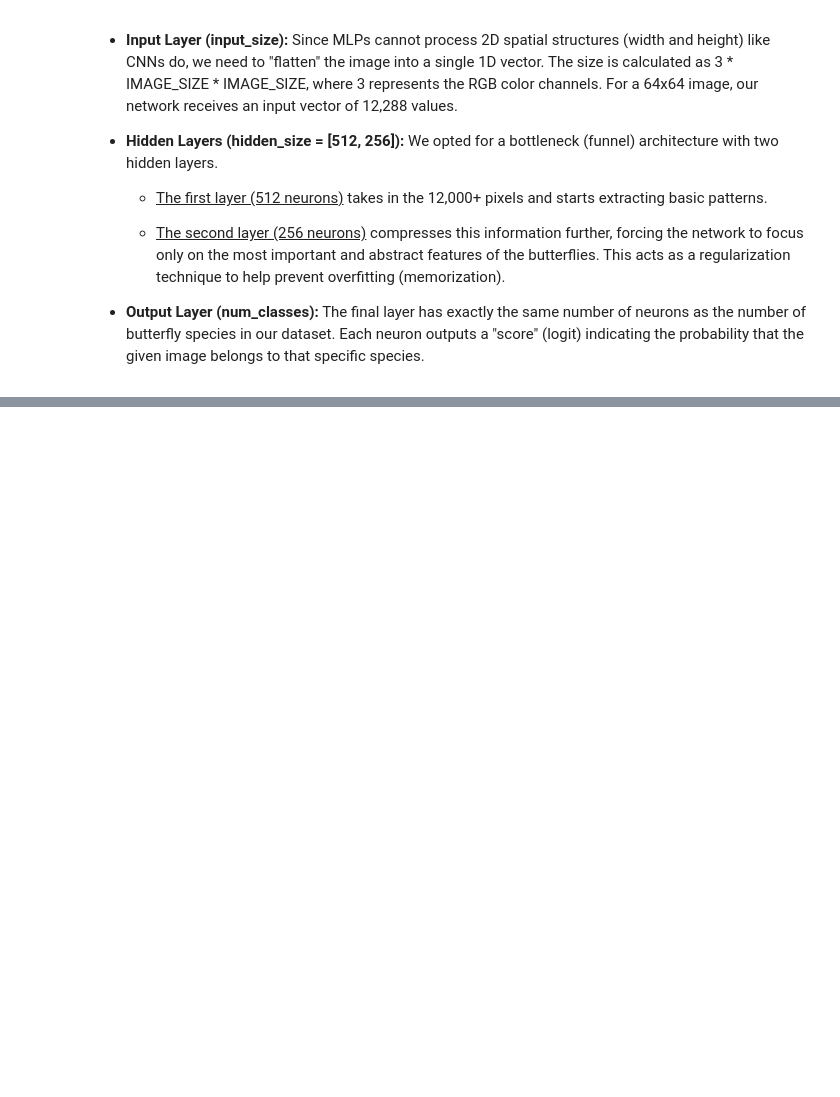
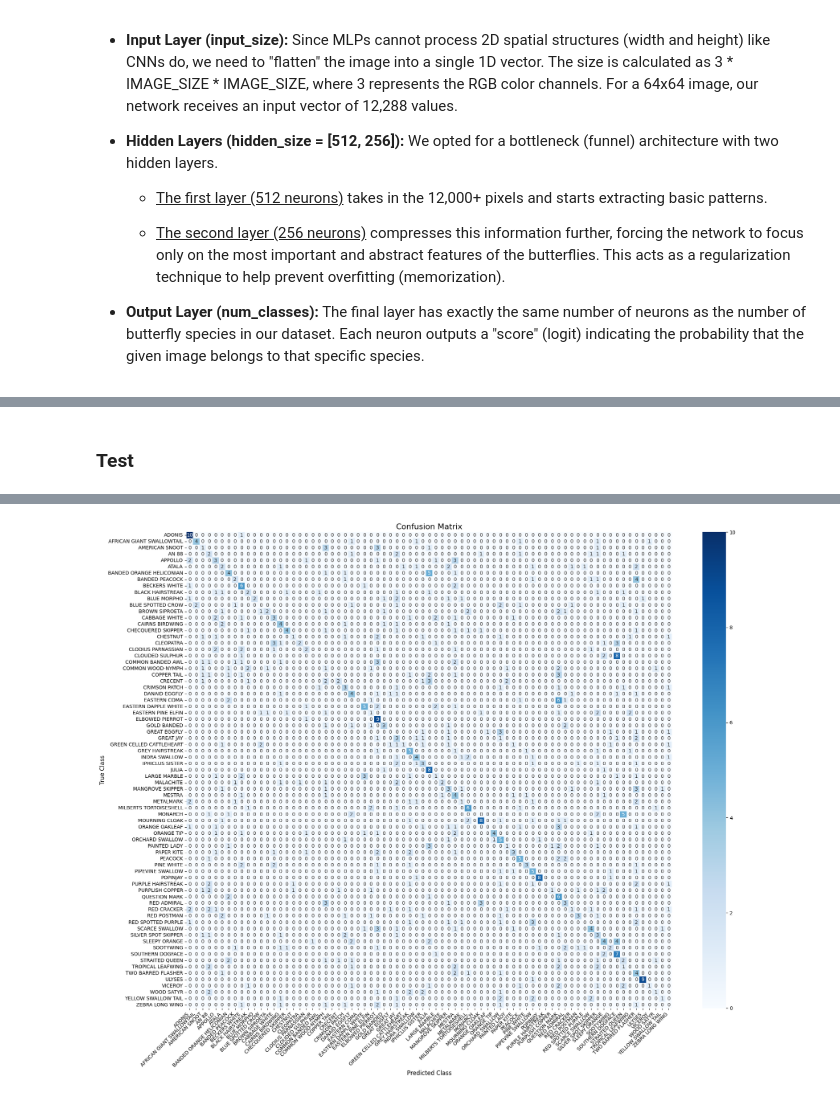
Before and after one commit to Tuco711/AML_Butterfly, a Jupyter notebook: TP1-students.ipynb, the cells around one changed output, grey strips where cells are left out. Drawn from its saved outputs; the diff is of its cells as text; code cells hidden in the pictures; blank space fills up the shorter version.

```diff
--- a/TP1-students.ipynb
+++ b/TP1-students.ipynb
@@ -476,6 +475,22 @@ train_df, val_df = train_test_split(
 )
 
 print(f"Training: {len(train_df)} | Validation: {len(val_df)} | Test: {len(test_df)}")
+
+#* Sampler
+sampler = create_weighted_sampler(train_df, label_col='label')
+
+#* DataLoaders
+# Training
+train_dataset = ButterflyDataset(df=train_df, img_dir=img_dir, transform=data_transform)
+train_loader = data.DataLoader(train_dataset, batch_size=32, sampler=sampler)
+
+# Validation
+val_dataset = ButterflyDataset(df=val_df, img_dir=img_dir, transform=data_transform)
+val_loader = data.DataLoader(val_dataset, batch_size=32, shuffle=False)
+
+# Test
+test_dataset = ButterflyDataset(df=test_df, img_dir=img_dir, transform=data_transform)
+test_loader = data.DataLoader(test_dataset, batch_size=32, shuffle=False)
 # %% [output]
 Training: 3641 | Validation: 778 | Test: 780
 # %%
@@ -685,0 +865,26 @@ Epoch [10/10] | Train Loss: 2.0952 Acc: 42.76% | Val Loss: 3.0565 Acc: 25.58%
+# %% [markdown]
+### Test
+# %%
+final_mlp_model = ButterflyMLP(**mlp_args, **mlp_best_config['architecture']).to(device)
+
+if mlp_best_config['loss'] == 'CrossEntropy':
+    criterion_final = nn.CrossEntropyLoss()
+else:
+    criterion_final = nn.MultiMarginLoss()
+
+if mlp_best_config['optimizer'] == 'Adam':
+    optimizer_final = optim.Adam(final_mlp_model.parameters(), lr=mlp_best_config['learning_rate'])
+else:
+    optimizer_final = optim.RMSprop(final_mlp_model.parameters(), lr=mlp_best_config['learning_rate'])
+
+
+print(f"Training the final MLP with the best configuration: {mlp_best_config}")
+history_final = train_model(final_mlp_model, train_loader, val_loader, criterion_final, optimizer_final, device, num_epochs=10)
+
+labels_reais, labels_previstos = evaluate_on_test(
+    final_mlp_model,
+    test_loader,
+    device,
+    class_names=test_dataset.classes
+)
+# %% [output]
@@ -685,0 +908 @@ Epoch [10/10] | Train Loss: 2.0952 Acc: 42.76% | Val Loss: 3.0565 Acc: 25.58%
+[figure, added]
```
Also changed, not shown: parts of 18 cells of this notebook.
